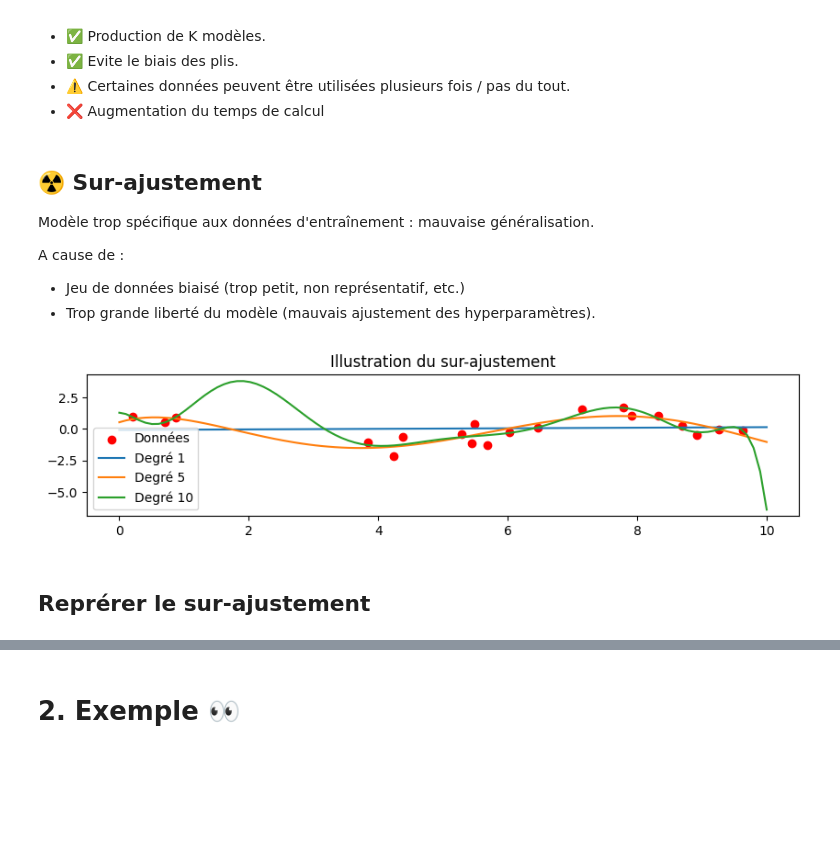
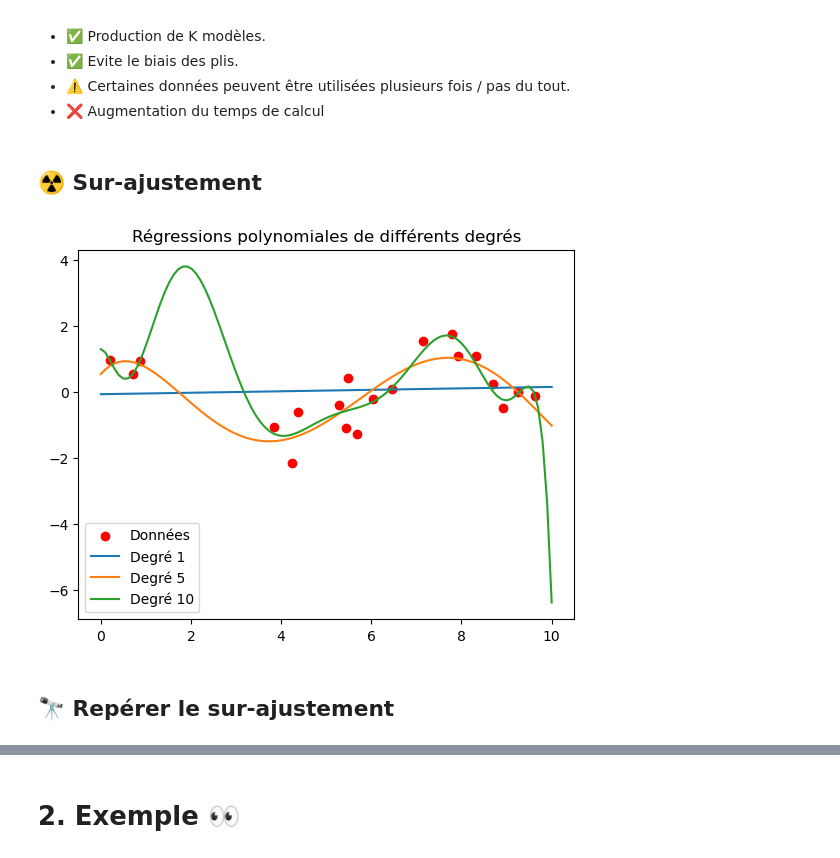
Before and after one commit to AlixANNERAUD/Cross_validation_presentation, a Jupyter notebook: Presentation.ipynb, the cells around one changed output, grey strips where cells are left out. Drawn from its saved outputs; the diff is of its cells as text; code cells hidden in the pictures; blank space fills up the shorter version.

```diff
--- a/Presentation.ipynb
+++ b/Presentation.ipynb
@@ -67,19 +87,13 @@ Donnees,Validation,10.0
 - ❌ Augmentation du temps de calcul
 # %% [markdown]
 ## ☢️ Sur-ajustement
-
-Modèle trop spécifique aux données d'entraînement : mauvaise généralisation.
-
-A cause de :
-- Jeu de données biaisé (trop petit, non représentatif, etc.)
-- Trop grande liberté du modèle (mauvais ajustement des hyperparamètres).
 # %%
 # Génération de données synthétiques
 np.random.seed(0)
 X = np.sort(np.random.rand(20) * 10)
 y = np.sin(X) + np.random.randn(20) * 0.5
 
-def regression_polynomiale(X, y, X_prediction, degre):
+def regression_polynomiale(X_prediction, degre):
     # Création du modèle
     model = make_pipeline(PolynomialFeatures(degre), LinearRegression())
     model.fit(X[:, np.newaxis], y)
@@ -88,17 +102,17 @@ def regression_polynomiale(X, y, X_prediction, degre):
 degrees = [1, 5, 10]
 
 X_plot = np.linspace(0, 10, 100)
+
+def illustration_sur_ajustement():
+    plt.scatter(X, y, color='red', label='Données')
+    for degree in degrees:
+        plt.plot(X_plot, regression_polynomiale(X_plot, degree), label=f'Degré {degree}')
+    plt.title('Régressions polynomiales de différents degrés')
+    plt.legend()
 # %%
-plt.figure(figsize=(10, 2))
-plt.scatter(X, y, color='red', label='Données');
-
-for degree in degrees:
-    plt.plot(X_plot, regression_polynomiale(X, y, X_plot, degree), label=f'Degré {degree}');
-
-plt.title('Illustration du sur-ajustement');
-plt.legend();
+illustration_sur_ajustement()
 # %% [output]
-[figure, old version]
+[figure, new version]
 # %% [markdown]
-## Reprérer le sur-ajustement
+## 🔭 Repérer le sur-ajustement
 # %%
```
Also changed, not shown: parts of 18 cells of this notebook.
